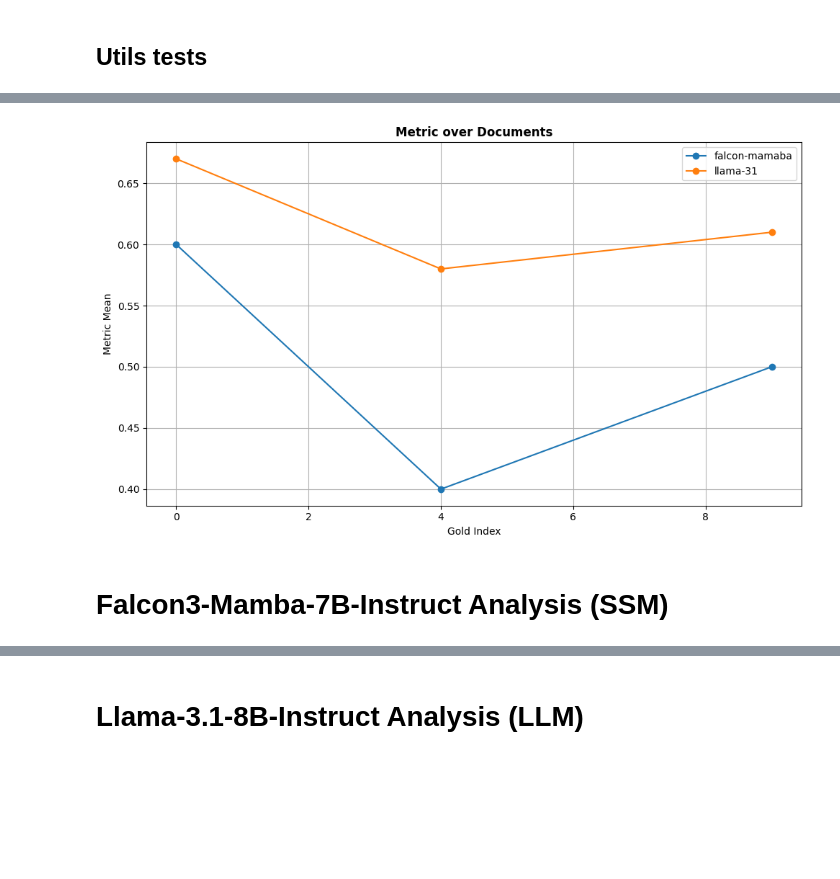
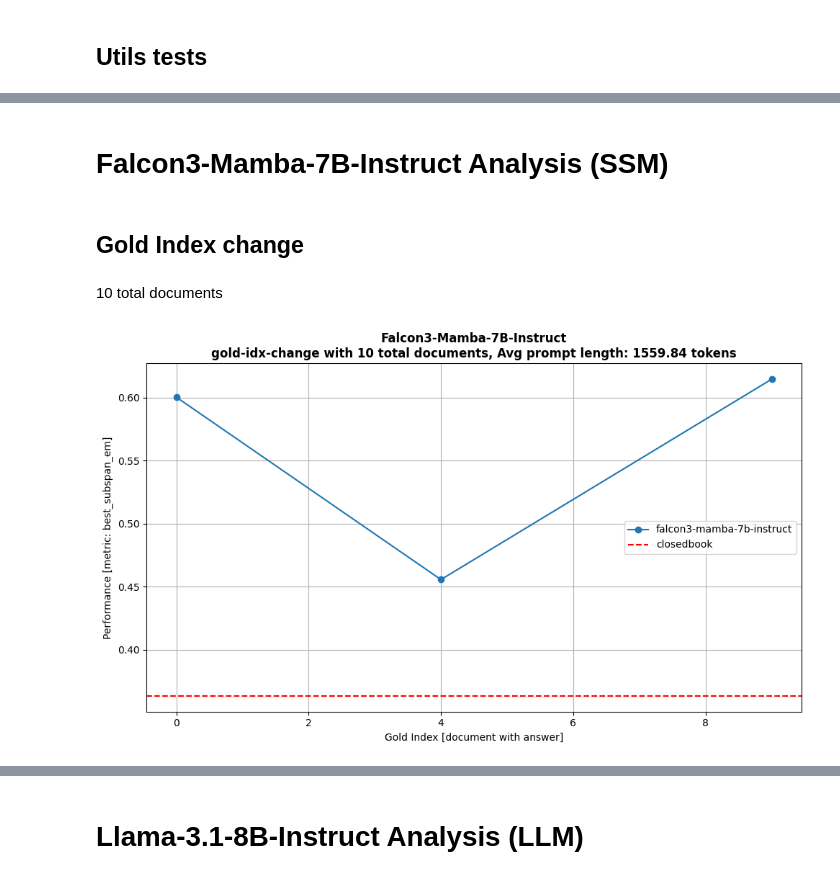
Before and after one commit to GalSarid21/deep-generative-models-biu, a Jupyter notebook: gold_index_change.ipynb, the cells around one changed output, grey strips where cells are left out. Cells and saved outputs as stored; diff of their text form; code cells hidden in the pictures; blank space fills up the shorter version.

Commit message:
create num_docs_change class, fill the gold index change results notebook

```diff
--- a/gold_index_change.ipynb
+++ b/gold_index_change.ipynb
@@ -24,12 +25,14 @@ def load_test_results(results_file_path: str) -> Dict[str, Any]:
         data = json.load(f)
     return data
 # %%
-def get_scores_mean(scores: List[float]) -> float:
-    return statistics.mean(scores)
+def get_scores_mean(scores: List[float], precision: Optional[int] = 4) -> float:
+    if precision < 0:
+        raise ValueError("'precision' can't be a negative number.")
+    return round(statistics.mean(scores), precision)
 # %%
 def plot_metric_over_documents(
     x_values: List[int],
-    y_series: List[List[float]],
+    y_values_list: List[List[float]],
     series_labels: List[str],
     title: Optional[str] = "Metric over Documents",
     xtitle: Optional[str] = "Gold Index",
@@ -40,16 +43,18 @@ def plot_metric_over_documents(
 
     plt.figure(figsize=figsize)
 
-    for y_values, label in zip(y_series, series_labels):
+    for y_values, label in zip(y_values_list, series_labels):
         plt.plot(x_values, y_values, marker="o", label=label)
 
-    if closedbook_mean is not None and len(y_series) == 1:
+    if closedbook_mean is not None and len(y_values_list) == 1:
         plt.axhline(
             y=closedbook_mean,
             color="red",
             linestyle="--",
             label="closedbook"
         )
+
+    plt.xticks(np.arange(0, max(x_values)+1, 2))
 
     plt.title(title, weight="bold")
     plt.xlabel(xtitle)
@@ -93,6 +204,20 @@ plot_metric_over_documents([0, 4, 9], [[0.6, 0.4, 0.5]], ["falcon-mamaba"], clos
 # %%
 plot_metric_over_documents([0, 4, 9], [[0.6, 0.4, 0.5], [0.67, 0.58, 0.61]], ["falcon-mamaba", "llama-31"])
-# %% [output]
-[figure, removed]
 # %% [markdown]
 # Falcon3-Mamba-7B-Instruct Analysis (SSM)
+# %% [markdown]
+## Gold Index change
+# %%
+falcon_closedbook_path = "./results/Falcon3-Mamba-7B-Instruct/gold_idx_change_experiment/closedbook_prompting"
+falcon_closedbook_file = list(Path(falcon_closedbook_path).glob(f"*json"))[0]
+falcon_openbook_path = "./results/Falcon3-Mamba-7B-Instruct/gold_idx_change_experiment/openbook_prompting_mode"
+# %% [markdown]
+10 total documents
+# %%
+falcon_openbook_file_10_docs = list(Path(f"{falcon_openbook_path}/10_docs").glob(f"*json"))[0]
+plot_single_model_results_data(
+    openbook_path=falcon_openbook_file_10_docs,
+    closedbook_path=falcon_closedbook_file
+)
+# %% [output]
+[figure, added]
```
Also changed, not shown: parts of 27 cells of this notebook, 4 other files.
